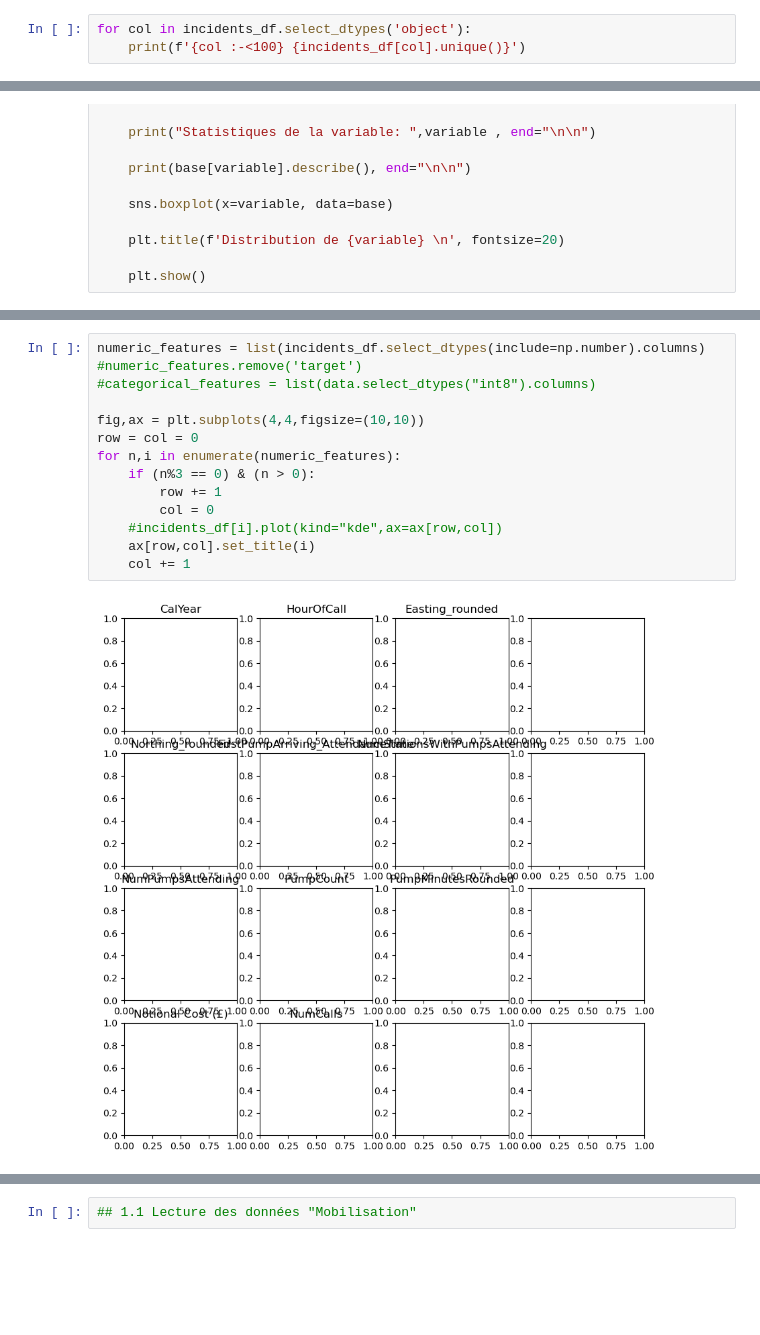
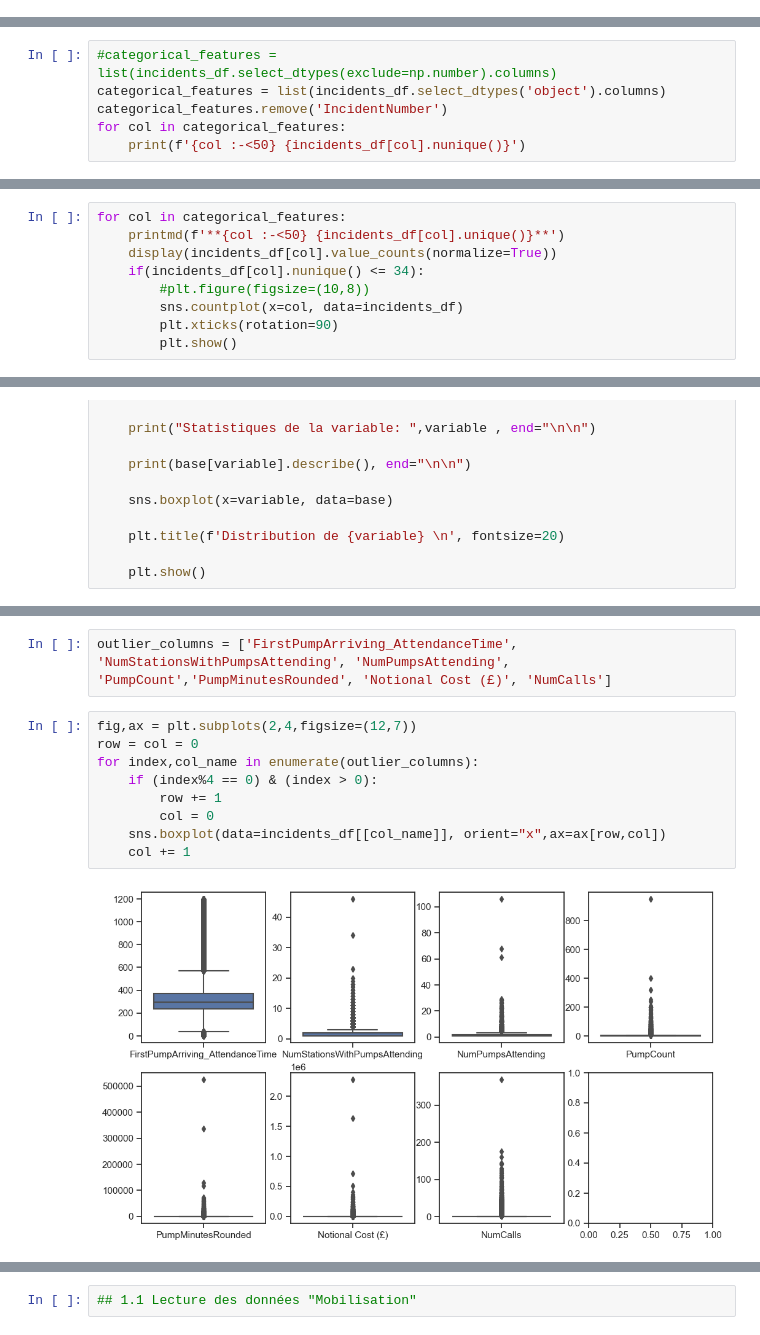
Before and after one commit to FrancescoDatascientest/Jan24_cds_Pompiers, a Jupyter notebook: notebooks/1.0-yng-initial-data-exploration.ipynb, the cells around one changed output, grey strips where cells are left out. Cells and saved outputs as stored; diff of their text form; blank space fills up the shorter version.

```diff
--- a/notebooks/1.0-yng-initial-data-exploration.ipynb
+++ b/notebooks/1.0-yng-initial-data-exploration.ipynb
@@ -377,6 +362,3 @@ def analyse_variable_binaire(variable, base):
     plt.title(f'Répartition de {variable} \n', fontsize=20)
 
     plt.show()
-# %%
-for col in incidents_df.select_dtypes('object'):
-    print(f'{col :-<100} {incidents_df[col].unique()}')
@@ -400,0 +365,6 @@ PropertyType--------------------------------------------------------------------
+# %%
+#categorical_features = list(incidents_df.select_dtypes(exclude=np.number).columns)
+categorical_features = list(incidents_df.select_dtypes('object').columns)
+categorical_features.remove('IncidentNumber')
+for col in categorical_features:
+    print(f'{col :-<50} {incidents_df[col].nunique()}')
@@ -400,0 +382,9 @@ PropertyType--------------------------------------------------------------------
+# %%
+for col in categorical_features:
+    printmd(f'**{col :-<50} {incidents_df[col].unique()}**')
+    display(incidents_df[col].value_counts(normalize=True))
+    if(incidents_df[col].nunique() <= 34):
+        #plt.figure(figsize=(10,8))
+        sns.countplot(x=col, data=incidents_df)
+        plt.xticks(rotation=90)
+        plt.show()
@@ -498,16 +670,13 @@ Name: NumStationsWithPumpsAttending, dtype: float64
+# %%
+outlier_columns = ['FirstPumpArriving_AttendanceTime', 'NumStationsWithPumpsAttending', 'NumPumpsAttending', 'PumpCount','PumpMinutesRounded', 'Notional Cost (£)', 'NumCalls']
 # %%
-numeric_features = list(incidents_df.select_dtypes(include=np.number).columns)
-#numeric_features.remove('target')
-#categorical_features = list(data.select_dtypes("int8").columns)
-
-fig,ax = plt.subplots(4,4,figsize=(10,10))
+fig,ax = plt.subplots(2,4,figsize=(12,7))
 row = col = 0
-for n,i in enumerate(numeric_features):
-    if (n%3 == 0) & (n > 0):
+for index,col_name in enumerate(outlier_columns):
+    if (index%4 == 0) & (index > 0):
         row += 1
         col = 0
-    #incidents_df[i].plot(kind="kde",ax=ax[row,col])
-    ax[row,col].set_title(i)
+    sns.boxplot(data=incidents_df[[col_name]], orient="x",ax=ax[row,col])
     col += 1
 # %% [output]
-[figure, old version]
+[figure, new version]
```
Also changed, not shown: parts of 60 cells of this notebook.
